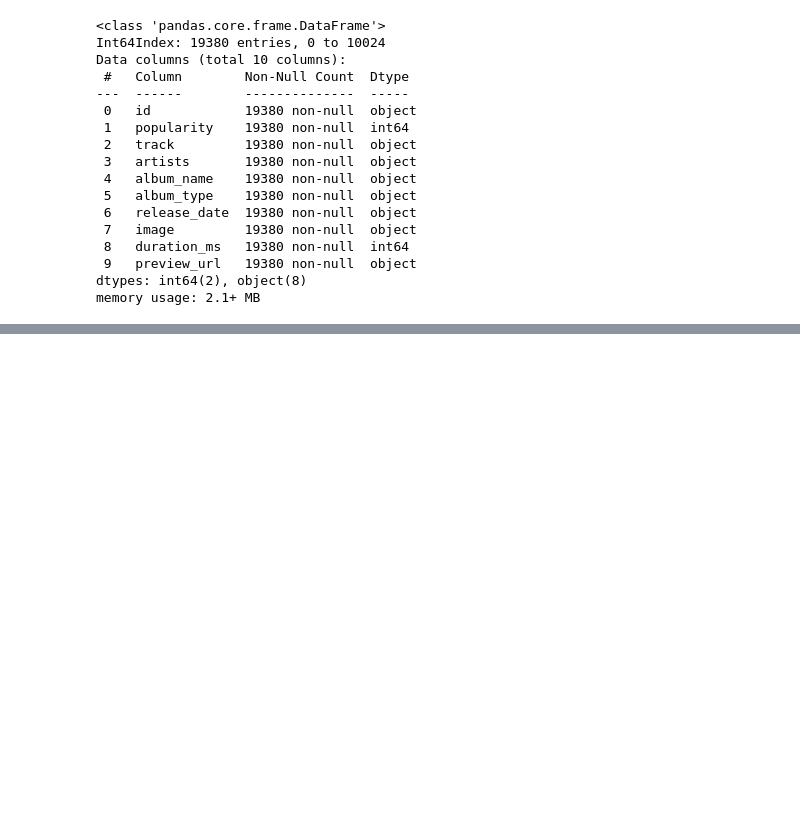
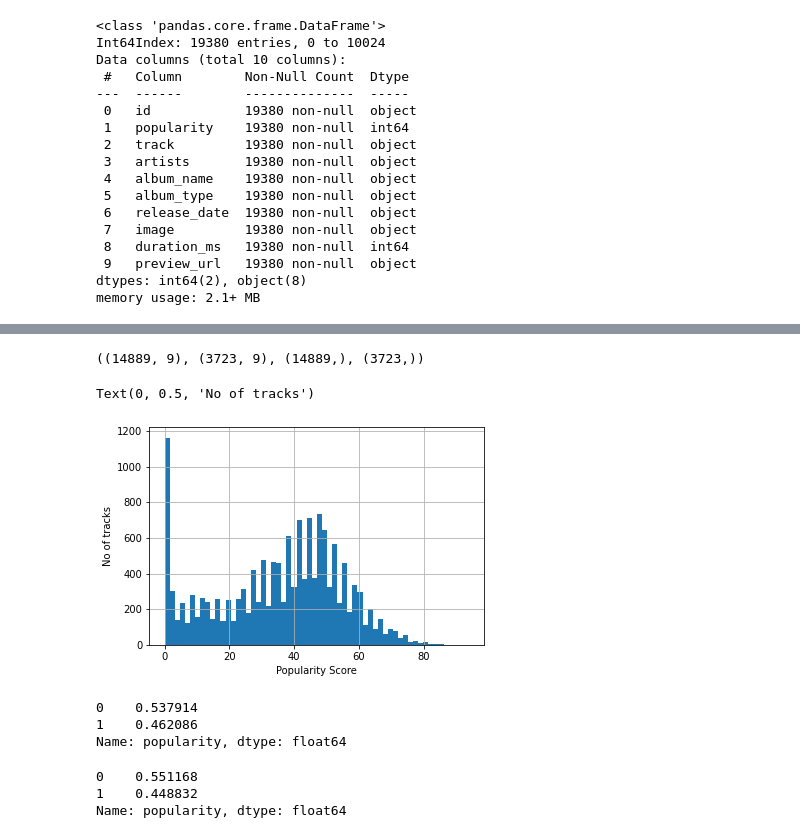
Before and after one commit to deepakjangir15/Hip-Hop-Popularity, a Jupyter notebook: Hip-Hop Popularity.ipynb, the cells around one changed output, grey strips where cells are left out. Cells and saved outputs as stored; diff of their text form; code cells hidden in the pictures; blank space fills up the shorter version.

```diff
--- a/Hip-Hop Popularity.ipynb
+++ b/Hip-Hop Popularity.ipynb
@@ -400,3 +400,7 @@ track_df.drop_duplicates(subset=['track','duration_ms','popularity'], inplace=Tr
 # %%
 ## Save the final dataset till now
 track_df.to_csv('/content/drive/MyDrive/Colab Notebooks/Portfolio - Projects/Dataset/cleaned_data.csv')
+# %%
+## Check Point 1
+
+track_df = pd.read_csv('/content/drive/MyDrive/Colab Notebooks/Portfolio - Projects/Dataset/cleaned_data.csv', index_col=0)
@@ -402,0 +436,23 @@ track_df.to_csv('/content/drive/MyDrive/Colab Notebooks/Portfolio - Projects/Dat
+# %%
+from sklearn.model_selection import train_test_split
+
+# Splitting the datasets
+
+X = track_df.drop(columns=['popularity'])
+y = track_df['popularity']
+
+X_pretr, X_holdout, y_pretr, y_holdout = train_test_split(X, y, test_size=0.10, random_state=101)
+X_train, X_test, y_train, y_test = train_test_split(X_pretr, y_pretr,test_size=0.20, random_state=101)
+# %%
+X_train.shape, X_test.shape, y_train.shape, y_test.shape
+# %% [output]
+((14889, 9), (3723, 9), (14889,), (3723,))
+# %%
+import matplotlib.pyplot as plt
+
+y_train.hist(bins=60)
+plt.xlabel('Popularity Score')
+plt.ylabel('No of tracks')
+# %% [output]
+Text(0, 0.5, 'No of tracks')
+[figure, added]
@@ -402,0 +463,6 @@ track_df.to_csv('/content/drive/MyDrive/Colab Notebooks/Portfolio - Projects/Dat
+# %%
+y_train.value_counts(normalize=True)
+# %% [output]
+0    0.537914
+1    0.462086
+Name: popularity, dtype: float64
@@ -402,0 +471,6 @@ track_df.to_csv('/content/drive/MyDrive/Colab Notebooks/Portfolio - Projects/Dat
+# %%
+y_test.value_counts(normalize=True)
+# %% [output]
+0    0.551168
+1    0.448832
+Name: popularity, dtype: float64
```
Also changed, not shown: parts of 12 cells of this notebook.
